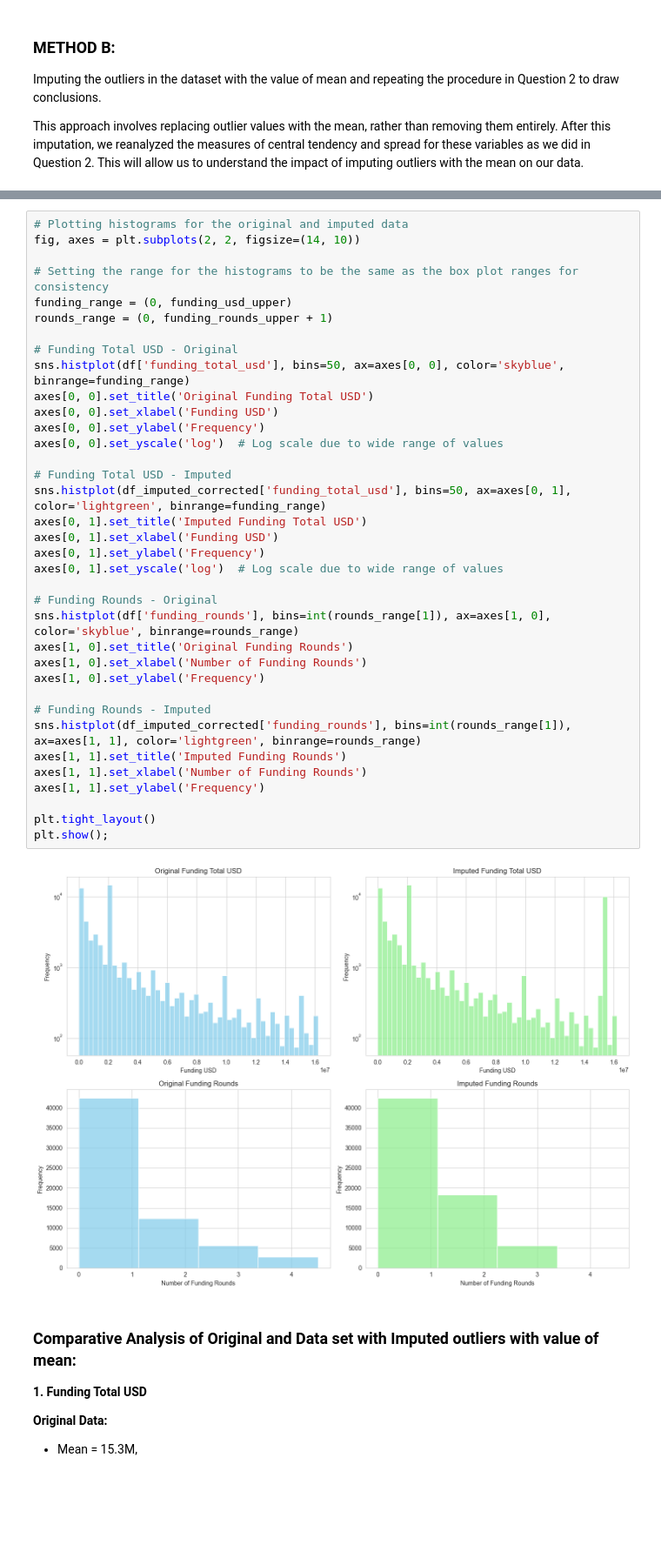
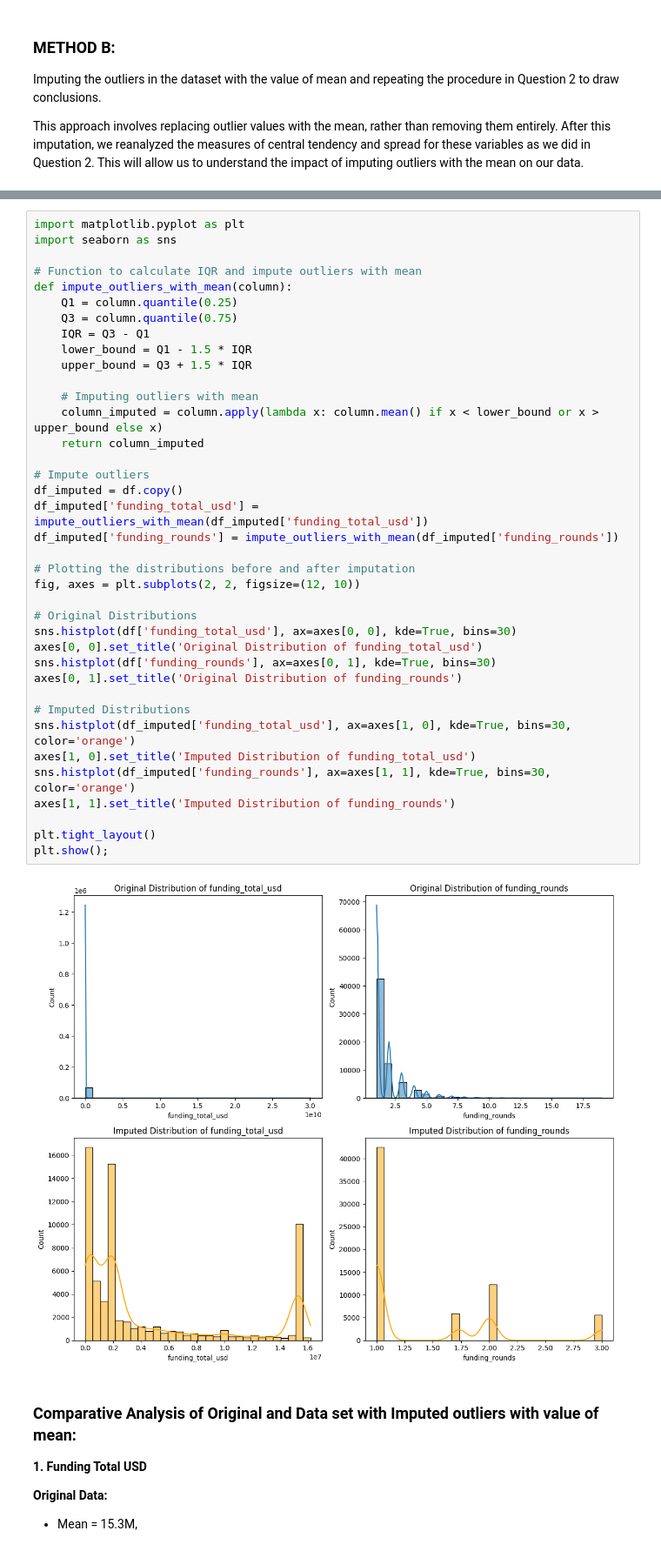
Before and after one commit to andresbrcu2020/World_StartUp_Analysis, a Jupyter notebook: World_Startup_Data_Analysis.ipynb, the cells around one changed output, grey strips where cells are left out. Shown at 87% size. Drawn from its saved outputs; the diff is of its cells as text; blank space fills up the shorter version.

```diff
--- a/World_Startup_Data_Analysis.ipynb
+++ b/World_Startup_Data_Analysis.ipynb
@@ -1101,41 +1153,43 @@ plt.show();
 # %%
-# Plotting histograms for the original and imputed data
-fig, axes = plt.subplots(2, 2, figsize=(14, 10))
+import matplotlib.pyplot as plt
+import seaborn as sns
 
-# Setting the range for the histograms to be the same as the box plot ranges for consistency
-funding_range = (0, funding_usd_upper)
-rounds_range = (0, funding_rounds_upper + 1)
+# Function to calculate IQR and impute outliers with mean
+def impute_outliers_with_mean(column):
+    Q1 = column.quantile(0.25)
+    Q3 = column.quantile(0.75)
+    IQR = Q3 - Q1
+    lower_bound = Q1 - 1.5 * IQR
+    upper_bound = Q3 + 1.5 * IQR
 
-# Funding Total USD - Original
-sns.histplot(df['funding_total_usd'], bins=50, ax=axes[0, 0], color='skyblue', binrange=funding_range)
-axes[0, 0].set_title('Original Funding Total USD')
-axes[0, 0].set_xlabel('Funding USD')
-axes[0, 0].set_ylabel('Frequency')
-axes[0, 0].set_yscale('log')  # Log scale due to wide range of values
+    # Imputing outliers with mean
+    column_imputed = column.apply(lambda x: column.mean() if x < lower_bound or x > upper_bound else x)
+    return column_imputed
 
-# Funding Total USD - Imputed
-sns.histplot(df_imputed_corrected['funding_total_usd'], bins=50, ax=axes[0, 1], color='lightgreen', binrange=funding_range)
-axes[0, 1].set_title('Imputed Funding Total USD')
-axes[0, 1].set_xlabel('Funding USD')
-axes[0, 1].set_ylabel('Frequency')
-axes[0, 1].set_yscale('log')  # Log scale due to wide range of values
+# Impute outliers
+df_imputed = df.copy()
+df_imputed['funding_total_usd'] = impute_outliers_with_mean(df_imputed['funding_total_usd'])
+df_imputed['funding_rounds'] = impute_outliers_with_mean(df_imputed['funding_rounds'])
 
-# Funding Rounds - Original
-sns.histplot(df['funding_rounds'], bins=int(rounds_range[1]), ax=axes[1, 0], color='skyblue', binrange=rounds_range)
-axes[1, 0].set_title('Original Funding Rounds')
-axes[1, 0].set_xlabel('Number of Funding Rounds')
-axes[1, 0].set_ylabel('Frequency')
+# Plotting the distributions before and after imputation
+fig, axes = plt.subplots(2, 2, figsize=(12, 10))
 
-# Funding Rounds - Imputed
-sns.histplot(df_imputed_corrected['funding_rounds'], bins=int(rounds_range[1]), ax=axes[1, 1], color='lightgreen', binrange=rounds_range)
-axes[1, 1].set_title('Imputed Funding Rounds')
-axes[1, 1].set_xlabel('Number of Funding Rounds')
-axes[1, 1].set_ylabel('Frequency')
+# Original Distributions
+sns.histplot(df['funding_total_usd'], ax=axes[0, 0], kde=True, bins=30)
+axes[0, 0].set_title('Original Distribution of funding_total_usd')
+sns.histplot(df['funding_rounds'], ax=axes[0, 1], kde=True, bins=30)
+axes[0, 1].set_title('Original Distribution of funding_rounds')
+
+# Imputed Distributions
+sns.histplot(df_imputed['funding_total_usd'], ax=axes[1, 0], kde=True, bins=30, color='orange')
+axes[1, 0].set_title('Imputed Distribution of funding_total_usd')
+sns.histplot(df_imputed['funding_rounds'], ax=axes[1, 1], kde=True, bins=30, color='orange')
+axes[1, 1].set_title('Imputed Distribution of funding_rounds')
 
 plt.tight_layout()
 plt.show();
 # %% [output]
-[figure, old version]
+[figure, new version]
 # %% [markdown]
 ### Comparative Analysis of Original and Data set with Imputed outliers with value of mean:
 
```
Also changed, not shown: parts of 31 cells of this notebook.
